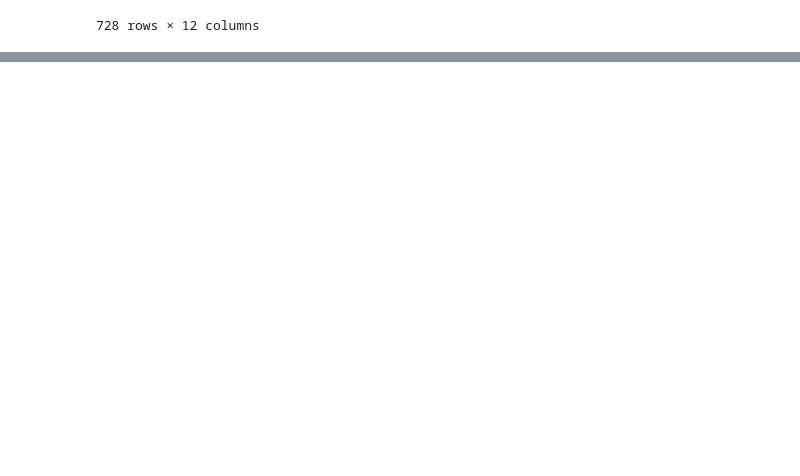
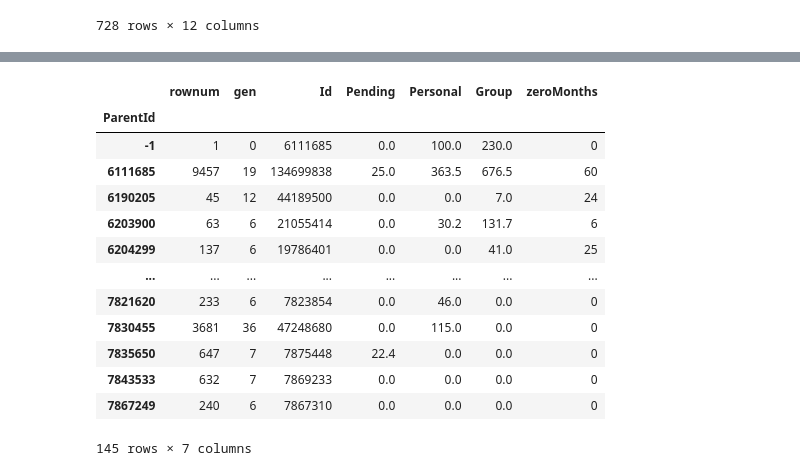
Before and after one commit to DmitryGalyuk/coralbot, a Jupyter notebook: pandas-notebook.ipynb, the cells around one changed output, grey strips where cells are left out. Saved outputs shown, nothing was run; the diff lists cells and outputs as text; code cells hidden in the pictures; blank space fills up the shorter version.

```diff
--- a/pandas-notebook.ipynb
+++ b/pandas-notebook.ipynb
@@ -113,0 +116,25 @@ df_gen
+# %%
+class Member:
+    def __init__(self, id, parent, personal):
+        self.id = id
+        self.parent = parent
+        self.personal = personal
+        self.group = 0
+        self.overal = 0
+
+    def
+# %% [output]
+|  | rownum | gen | Id | Pending | Personal | Group | zeroMonths |
+| ParentId |  |  |  |  |  |  |  |
+| -1 | 1 | 0 | 6111685 | 0.0 | 100.0 | 230.0 | 0 |
+| 6111685 | 9457 | 19 | 134699838 | 25.0 | 363.5 | 676.5 | 60 |
+| 6190205 | 45 | 12 | 44189500 | 0.0 | 0.0 | 7.0 | 24 |
+| 6203900 | 63 | 6 | 21055414 | 0.0 | 30.2 | 131.7 | 6 |
+| 6204299 | 137 | 6 | 19786401 | 0.0 | 0.0 | 41.0 | 25 |
+| ... | ... | ... | ... | ... | ... | ... | ... |
+| 7821620 | 233 | 6 | 7823854 | 0.0 | 46.0 | 0.0 | 0 |
+| 7830455 | 3681 | 36 | 47248680 | 0.0 | 115.0 | 0.0 | 0 |
+| 7835650 | 647 | 7 | 7875448 | 22.4 | 0.0 | 0.0 | 0 |
+| 7843533 | 632 | 7 | 7869233 | 0.0 | 0.0 | 0.0 | 0 |
+| 7867249 | 240 | 6 | 7867310 | 0.0 | 0.0 | 0.0 | 0 |
+145 rows × 7 columns
```
Also changed, not shown: parts of 1 cell of this notebook, 48 other files.
